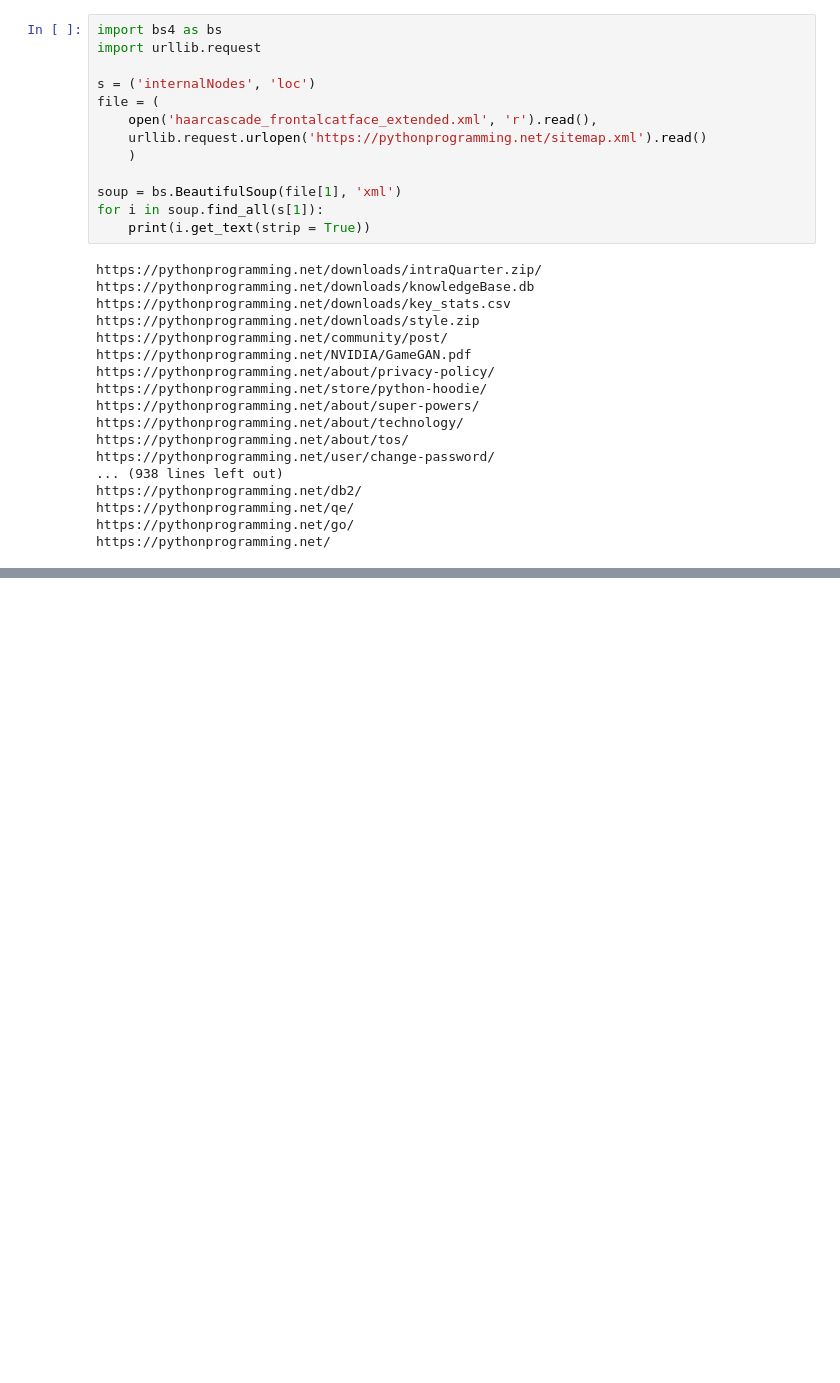
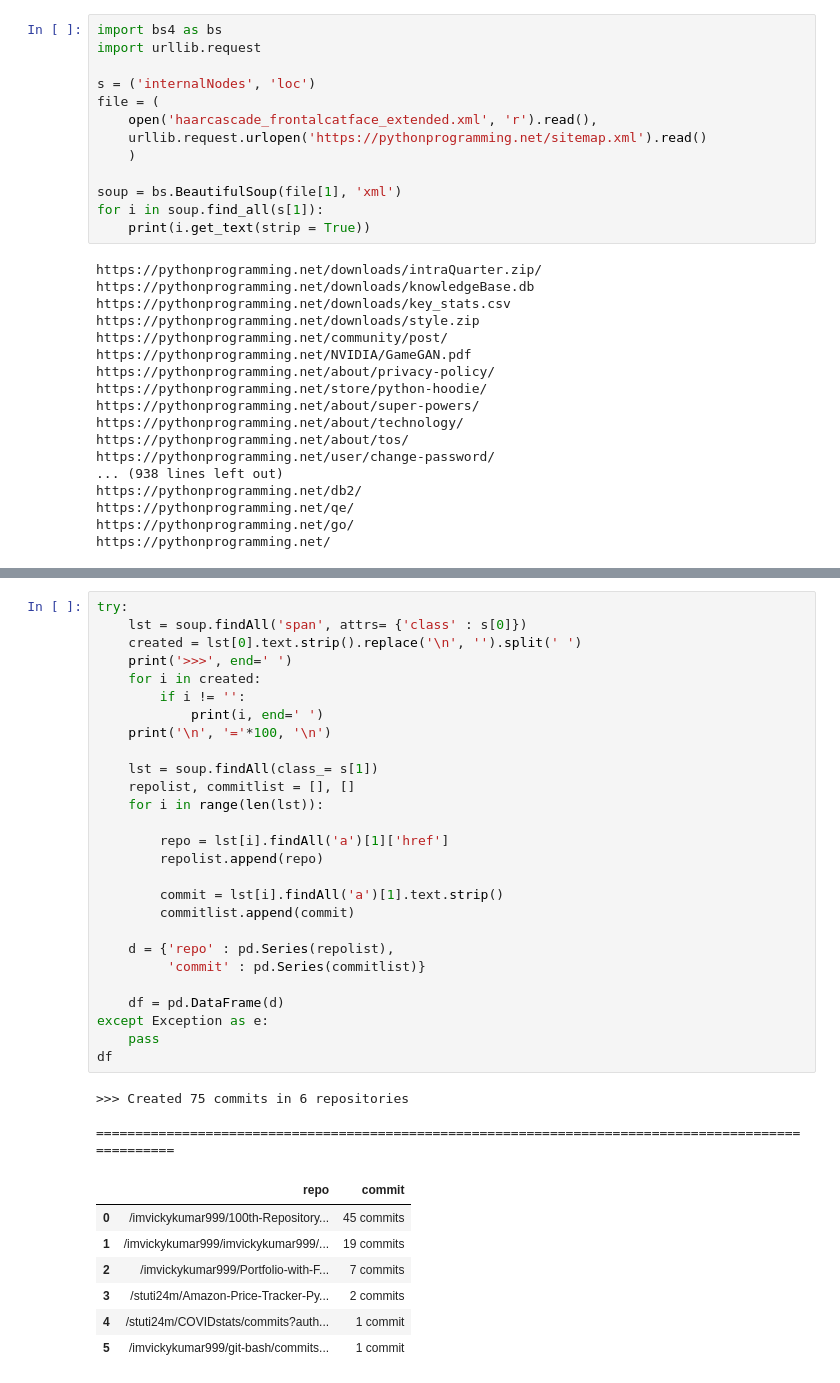
Before and after one commit to imvickykumar999/Portfolio-with-Flask, a Jupyter notebook: web tracker.ipynb, the cells around one changed output, grey strips where cells are left out. Saved outputs shown, nothing was run; the diff lists cells and outputs as text; blank space fills up the shorter version.

```diff
--- a/web tracker.ipynb
+++ b/web tracker.ipynb
@@ -217,0 +286,37 @@ https://raw.githubusercontent.com/imvickykumar999/Internship-Study/main/scrapper
+# %%
+try:
+    lst = soup.findAll('span', attrs= {'class' : s[0]})
+    created = lst[0].text.strip().replace('\n', '').split(' ')
+    print('>>>', end=' ')
+    for i in created:
+        if i != '':
+            print(i, end=' ')
+    print('\n', '='*100, '\n')
+
+    lst = soup.findAll(class_= s[1])
+    repolist, commitlist = [], []
+    for i in range(len(lst)):
+
+        repo = lst[i].findAll('a')[1]['href']
+        repolist.append(repo)
+
+        commit = lst[i].findAll('a')[1].text.strip()
+        commitlist.append(commit)
+
+    d = {'repo' : pd.Series(repolist),
+         'commit' : pd.Series(commitlist)}
+
+    df = pd.DataFrame(d)
+except Exception as e:
+    pass
+df
+# %% [output]
+>>> Created 75 commits in 6 repositories
+ ====================================================================================================
+|  | repo | commit |
+| 0 | /imvickykumar999/100th-Repository... | 45 commits |
+| 1 | /imvickykumar999/imvickykumar999/... | 19 commits |
+| 2 | /imvickykumar999/Portfolio-with-F... | 7 commits |
+| 3 | /stuti24m/Amazon-Price-Tracker-Py... | 2 commits |
+| 4 | /stuti24m/COVIDstats/commits?auth... | 1 commit |
+| 5 | /imvickykumar999/git-bash/commits... | 1 commit |
```
Also changed, not shown: parts of 6 cells of this notebook.
